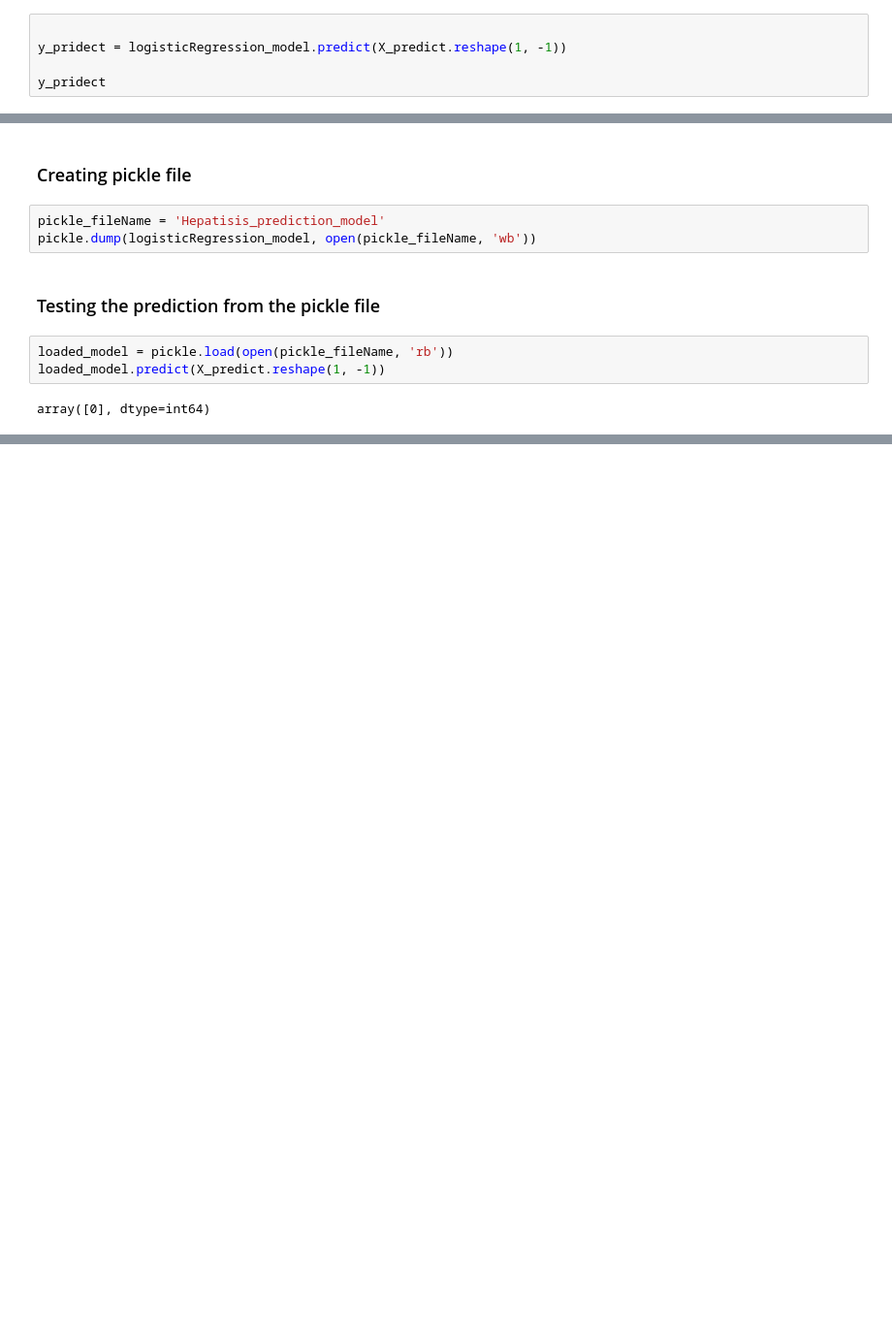
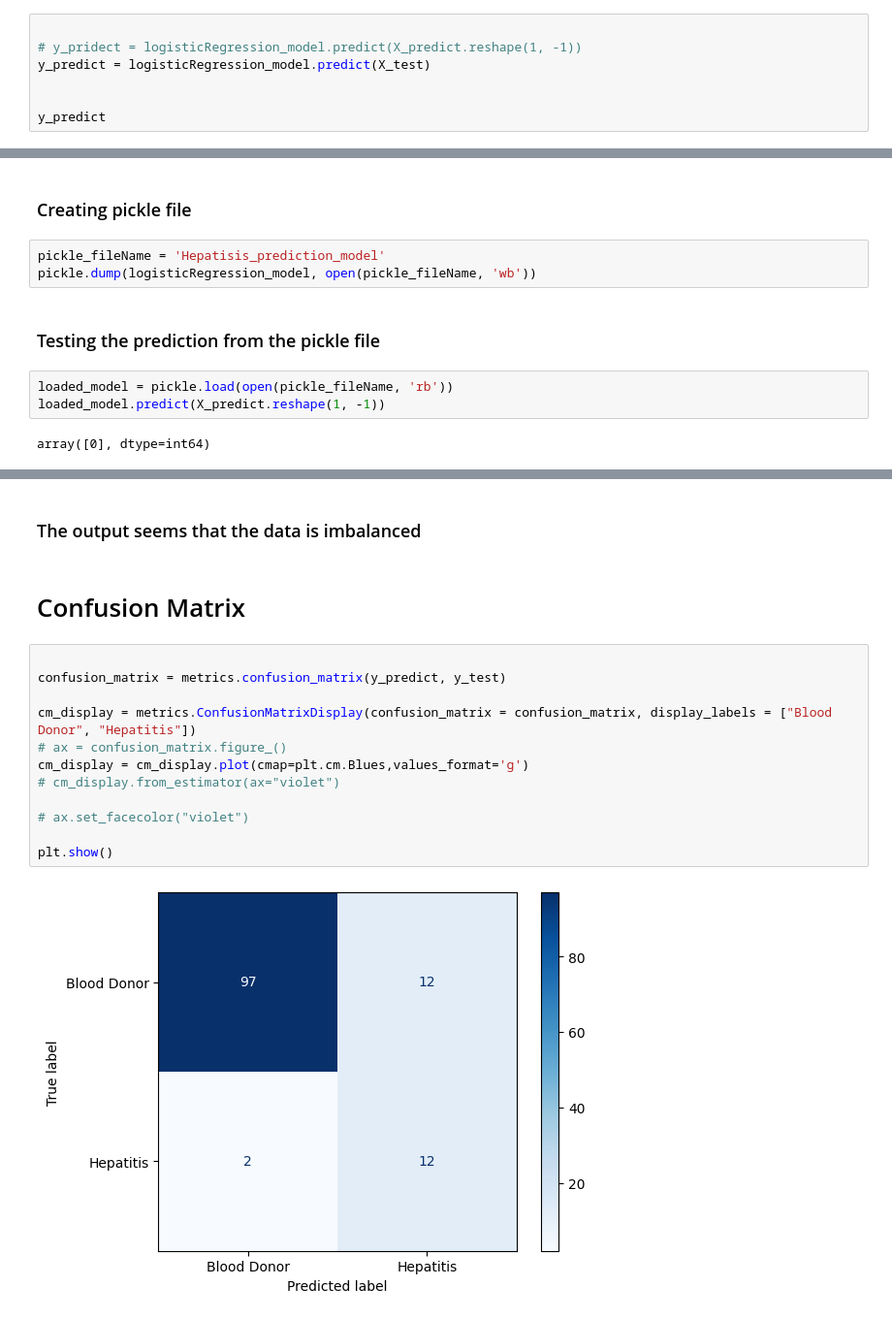
Before and after one commit to omaranwar21/Hepatisis-Prediction-Using-Logistic-Regression, a Jupyter notebook: Hepatitis_LogisticRegression.ipynb, the cells around one changed output, grey strips where cells are left out. Shown at 97% size. Saved outputs shown, nothing was run; the diff lists cells and outputs as text; blank space fills up the shorter version.

Commit message:
confusion matrix

```diff
--- a/Hepatitis_LogisticRegression.ipynb
+++ b/Hepatitis_LogisticRegression.ipynb
@@ -155,7 +157,9 @@ array([[ 32.  ,   1.  ,  38.5 ,  52.5 ,   7.7 ,  22.1 ,   7.5 ,   6.93,
           3.23, 106.  ,  12.1 ,  69.  ]])
 # %%
 
-y_pridect = logisticRegression_model.predict(X_predict.reshape(1, -1))
+# y_pridect = logisticRegression_model.predict(X_predict.reshape(1, -1))
+y_predict = logisticRegression_model.predict(X_test)
 
-y_pridect
+
+y_predict
 # %% [output]
@@ -174,0 +194,18 @@ array([0], dtype=int64)
+# %% [markdown]
+### The output seems that the data is imbalanced
+# %% [markdown]
+# Confusion Matrix
+# %%
+
+confusion_matrix = metrics.confusion_matrix(y_predict, y_test)
+
+cm_display = metrics.ConfusionMatrixDisplay(confusion_matrix = confusion_matrix, display_labels = ["Blood Donor", "Hepatitis"])
+# ax = confusion_matrix.figure_()
+cm_display = cm_display.plot(cmap=plt.cm.Blues,values_format='g')
+# cm_display.from_estimator(ax="violet")
+
+# ax.set_facecolor("violet")
+
+plt.show()
+# %% [output]
+[figure, added]
```
Also changed, not shown: parts of 12 cells of this notebook.
